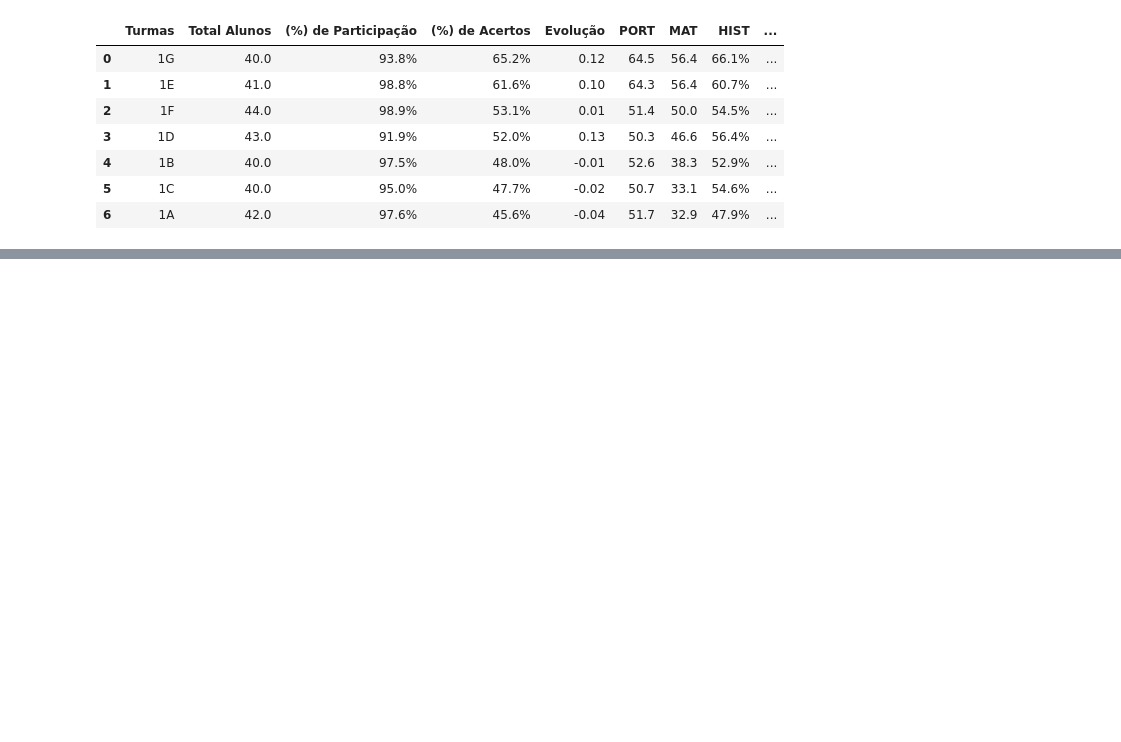
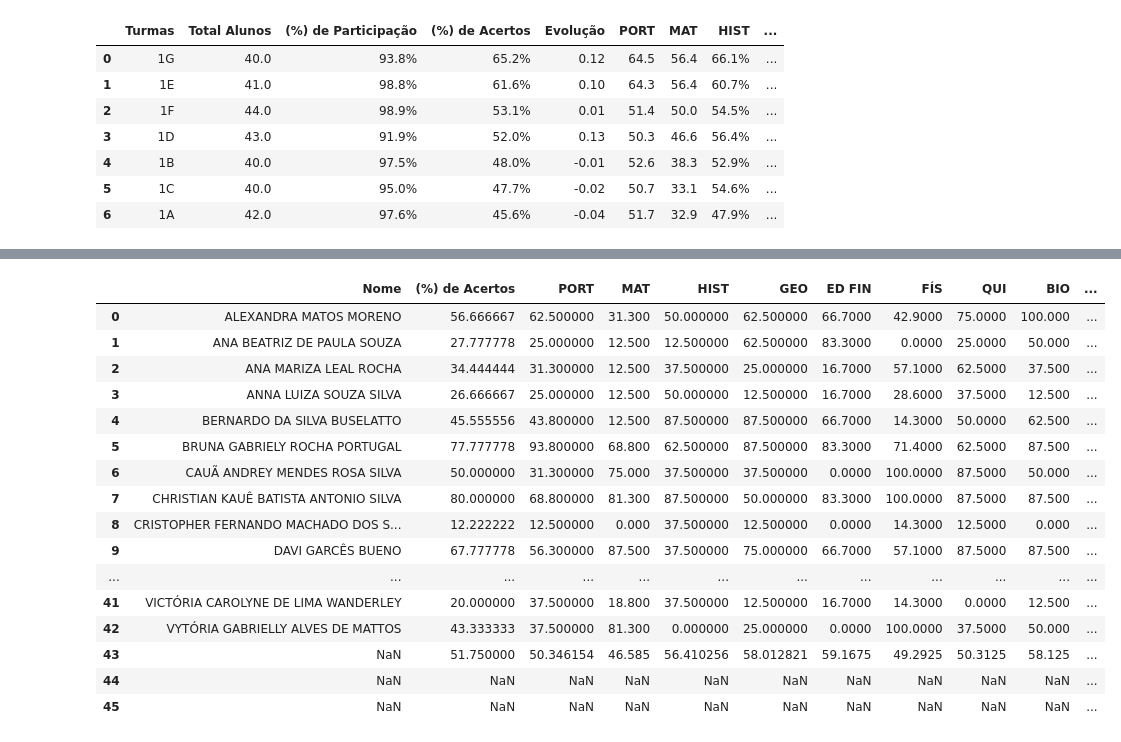
Before and after one commit to profandrevsilva/porphyrio2025, a Jupyter notebook: getdataschool.ipynb, the cells around one changed output, grey strips where cells are left out. Drawn from its saved outputs; the diff is of its cells as text; code cells hidden in the pictures; blank space fills up the shorter version.

```diff
--- a/getdataschool.ipynb
+++ b/getdataschool.ipynb
@@ -74,0 +135,28 @@ plt.show()
+# %%
+# Remover o símbolo '%' e converter para float
+cols = ['(%) de Acertos', 'MAT', 'FÍS', 'QUI', 'BIO', 'ED FIN', 'GEO', 'PORT', 'FILO', 'HIST']
+#cols = ['(%) de Acertos']
+# %%
+# Remover o símbolo '%' e converter para float
+for col in cols:
+    df_sala[col] = df_sala[col].str.replace('%', '').astype(float)
+# %%
+df_sala
+# %% [output]
+|  | Nome | (%) de Acertos | PORT | MAT | HIST | GEO | ED FIN | FÍS | QUI | BIO | ... |
+| 0 | ALEXANDRA MATOS MORENO | 56.666667 | 62.500000 | 31.300 | 50.000000 | 62.500000 | 66.7000 | 42.9000 | 75.0000 | 100.000 | ... |
+| 1 | ANA BEATRIZ DE PAULA SOUZA | 27.777778 | 25.000000 | 12.500 | 12.500000 | 62.500000 | 83.3000 | 0.0000 | 25.0000 | 50.000 | ... |
+| 2 | ANA MARIZA LEAL ROCHA | 34.444444 | 31.300000 | 12.500 | 37.500000 | 25.000000 | 16.7000 | 57.1000 | 62.5000 | 37.500 | ... |
+| 3 | ANNA LUIZA SOUZA SILVA | 26.666667 | 25.000000 | 12.500 | 50.000000 | 12.500000 | 16.7000 | 28.6000 | 37.5000 | 12.500 | ... |
+| 4 | BERNARDO DA SILVA BUSELATTO | 45.555556 | 43.800000 | 12.500 | 87.500000 | 87.500000 | 66.7000 | 14.3000 | 50.0000 | 62.500 | ... |
+| 5 | BRUNA GABRIELY ROCHA PORTUGAL | 77.777778 | 93.800000 | 68.800 | 62.500000 | 87.500000 | 83.3000 | 71.4000 | 62.5000 | 87.500 | ... |
+| 6 | CAUÃ ANDREY MENDES ROSA SILVA | 50.000000 | 31.300000 | 75.000 | 37.500000 | 37.500000 | 0.0000 | 100.0000 | 87.5000 | 50.000 | ... |
+| 7 | CHRISTIAN KAUÊ BATISTA ANTONIO SILVA | 80.000000 | 68.800000 | 81.300 | 87.500000 | 50.000000 | 83.3000 | 100.0000 | 87.5000 | 87.500 | ... |
+| 8 | CRISTOPHER FERNANDO MACHADO DOS S... | 12.222222 | 12.500000 | 0.000 | 37.500000 | 12.500000 | 0.0000 | 14.3000 | 12.5000 | 0.000 | ... |
+| 9 | DAVI GARCÊS BUENO | 67.777778 | 56.300000 | 87.500 | 37.500000 | 75.000000 | 66.7000 | 57.1000 | 87.5000 | 87.500 | ... |
+| ... | ... | ... | ... | ... | ... | ... | ... | ... | ... | ... | ... |
+| 41 | VICTÓRIA CAROLYNE DE LIMA WANDERLEY | 20.000000 | 37.500000 | 18.800 | 37.500000 | 12.500000 | 16.7000 | 14.3000 | 0.0000 | 12.500 | ... |
+| 42 | VYTÓRIA GABRIELLY ALVES DE MATTOS | 43.333333 | 37.500000 | 81.300 | 0.000000 | 25.000000 | 0.0000 | 100.0000 | 37.5000 | 50.000 | ... |
+| 43 | NaN | 51.750000 | 50.346154 | 46.585 | 56.410256 | 58.012821 | 59.1675 | 49.2925 | 50.3125 | 58.125 | ... |
+| 44 | NaN | NaN | NaN | NaN | NaN | NaN | NaN | NaN | NaN | NaN | ... |
+| 45 | NaN | NaN | NaN | NaN | NaN | NaN | NaN | NaN | NaN | NaN | ... |
```
Also changed, not shown: parts of 10 cells of this notebook.
